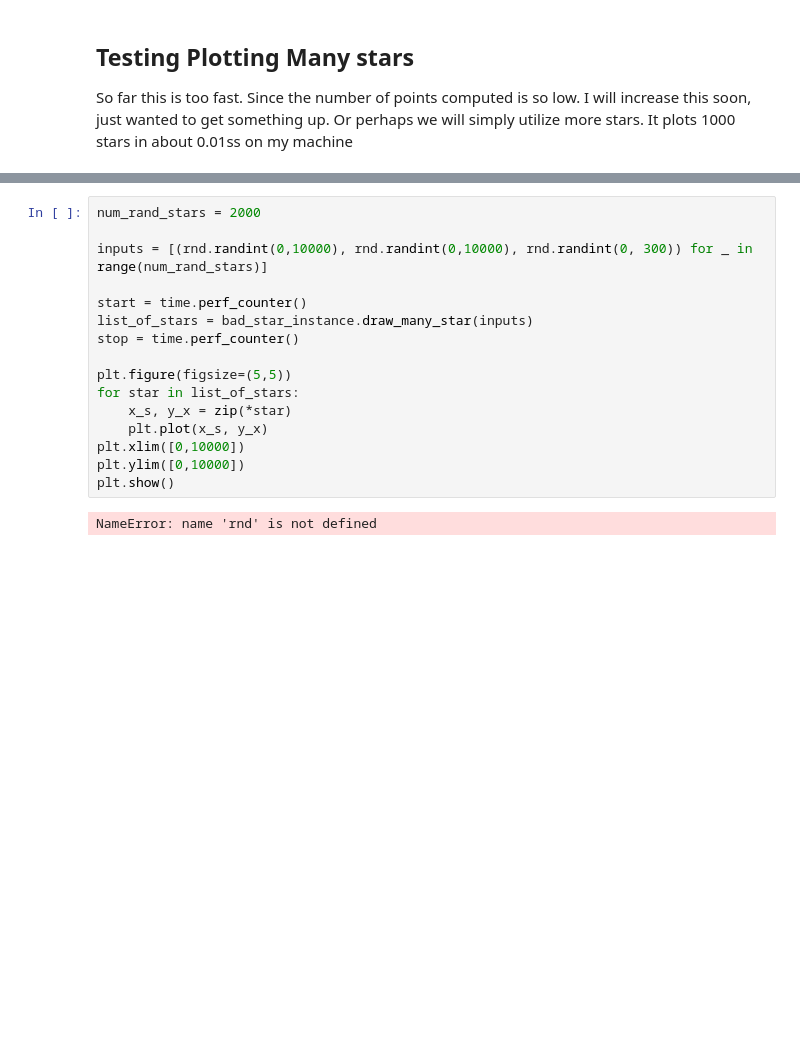
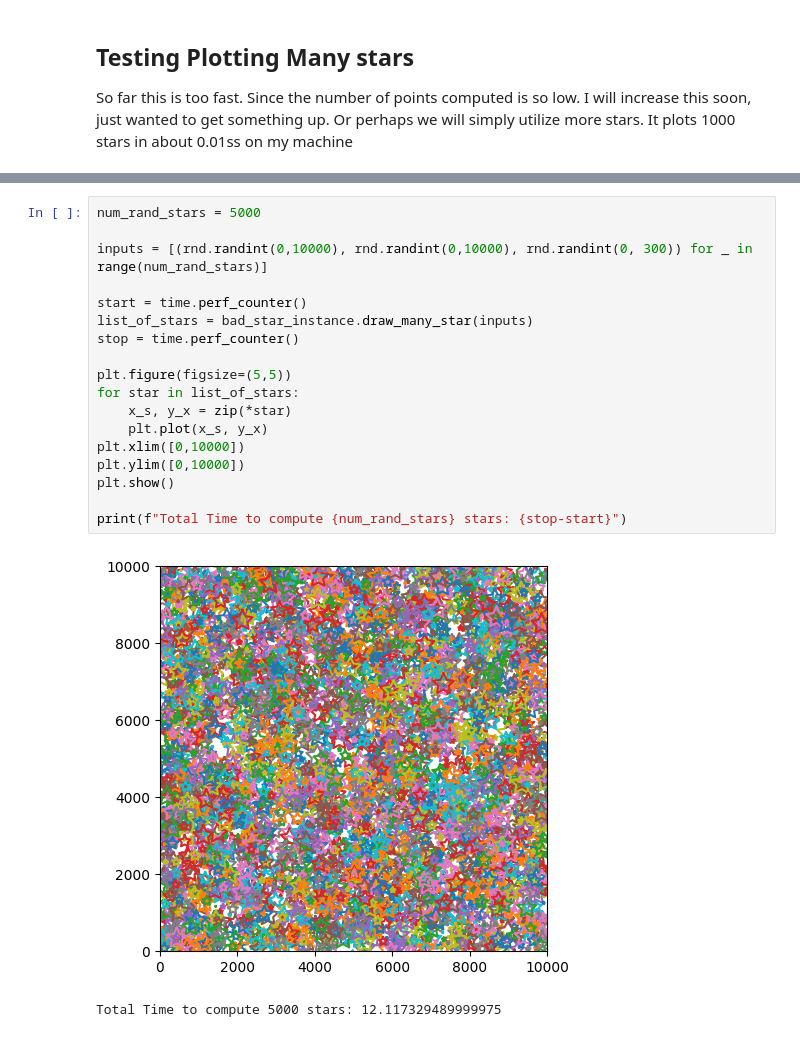
Before and after one commit to Engr315/P1_Optimization, a Jupyter notebook: Stars/Stars.ipynb, the cells around one changed output, grey strips where cells are left out. Saved outputs shown, nothing was run; the diff lists cells and outputs as text; blank space fills up the shorter version.

Commit message:
Updated notebook with times

```diff
--- a/Stars/Stars.ipynb
+++ b/Stars/Stars.ipynb
@@ -54,18 +59,21 @@ Total Time to compute 1000 stars: 0.011850256007164717
 # %%
-num_rand_stars = 2000
+num_rand_stars = 5000
 
 inputs = [(rnd.randint(0,10000), rnd.randint(0,10000), rnd.randint(0, 300)) for _ in range(num_rand_stars)]
 
 start = time.perf_counter()
 list_of_stars = bad_star_instance.draw_many_star(inputs)
 stop = time.perf_counter()
 
 plt.figure(figsize=(5,5))
 for star in list_of_stars:
     x_s, y_x = zip(*star)
     plt.plot(x_s, y_x)
 plt.xlim([0,10000])
 plt.ylim([0,10000])
 plt.show()
+
+print(f"Total Time to compute {num_rand_stars} stars: {stop-start}")
 # %% [output]
+[figure, added]
-NameError: name 'rnd' is not defined
+Total Time to compute 5000 stars: 12.117329489999975
```
Also changed, not shown: parts of 3 cells of this notebook.
